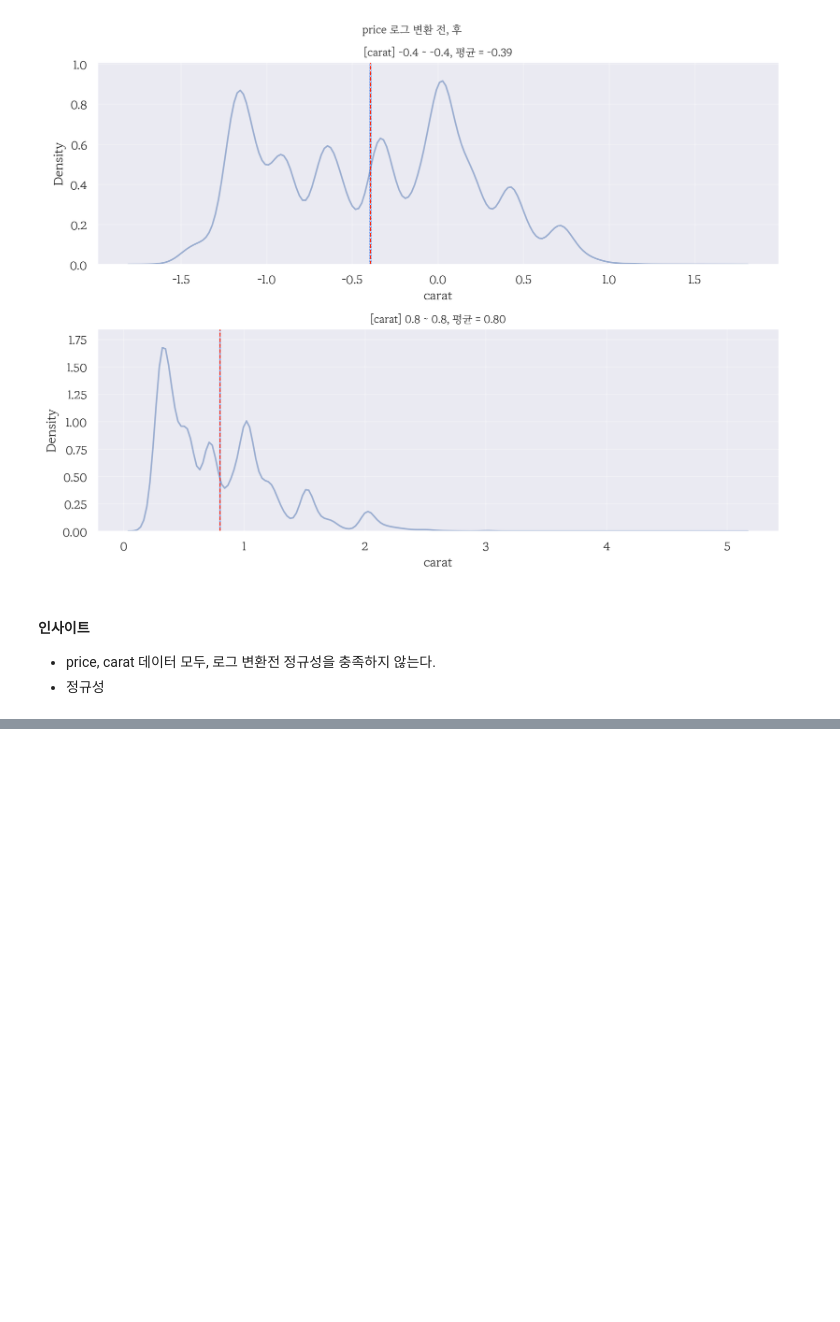
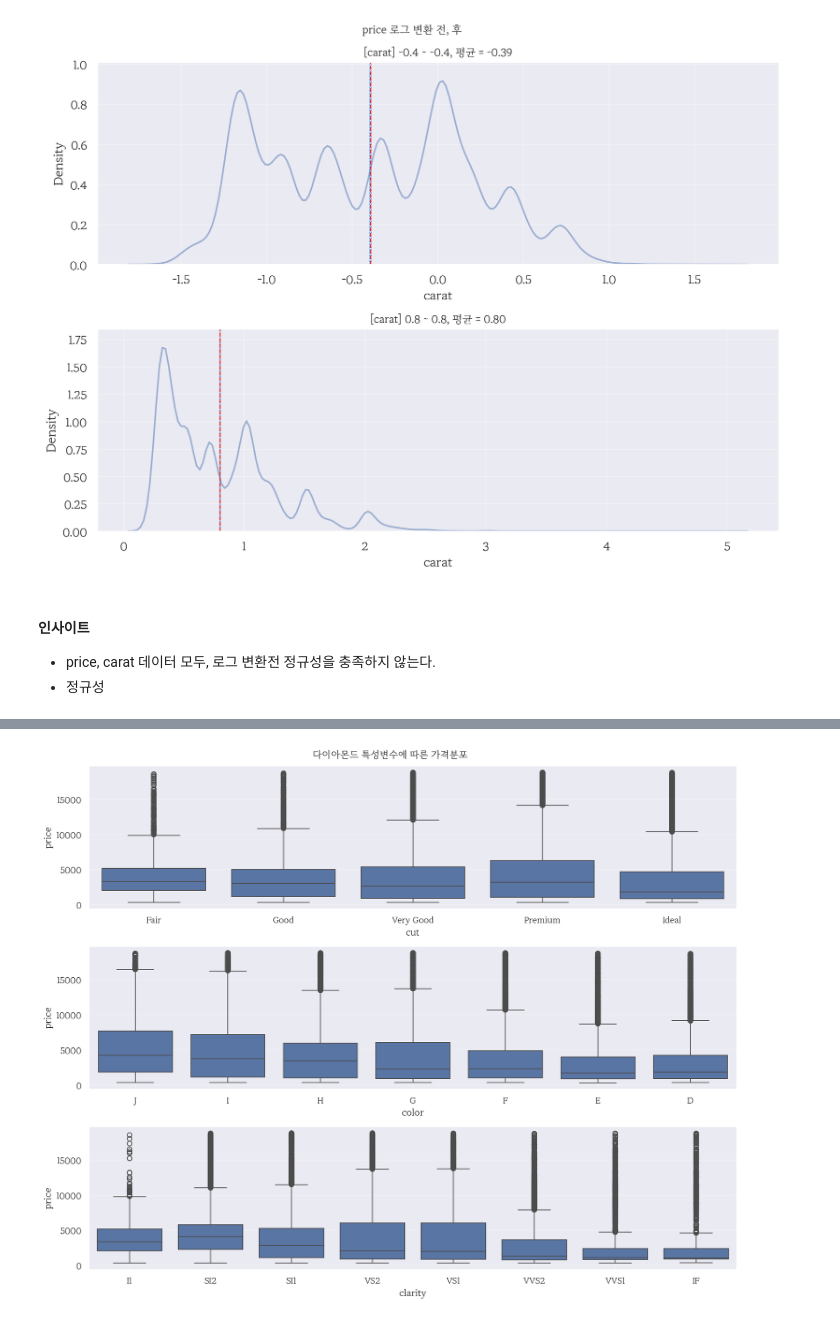
Before and after one commit to JAEYONG0303/For-python-, a Jupyter notebook: DATA ANALISIS BASIC/Diamonds project.ipynb, the cells around one changed output, grey strips where cells are left out. Saved outputs shown, nothing was run; the diff lists cells and outputs as text; code cells hidden in the pictures; blank space fills up the shorter version.

```diff
--- a/DATA ANALISIS BASIC/Diamonds project.ipynb
+++ b/DATA ANALISIS BASIC/Diamonds project.ipynb
@@ -332,0 +335,4 @@ plt.close()
+# %%
+df2 = df1.copy()
+df2 = df2.astype({'cut':'category','color':'category','clarity':'category'})
+df2.info()
@@ -332,0 +357,37 @@ plt.close()
+# %%
+정렬df = df2.copy()
+정렬df['cut'] = 정렬df['cut'].astype(
+    CategoricalDtype(categories=['Fair','Good','Very Good','Premium','Ideal'], ordered = True)
+)
+정렬df['color'] = 정렬df['color'].astype(
+    CategoricalDtype(categories=['J','I','H','G','F','E','D'], ordered = True)
+)
+정렬df['clarity'] = 정렬df['clarity'].astype(
+    CategoricalDtype(categories=['I1','SI2','SI1','VS2','VS1','VVS2','VVS1','IF'], ordered = True)
+)
+# %%
+width_px = 2500
+height_px = 2000
+rows = 3
+cols = 1
+figsize = (width_px/ my_dpi, height_px / my_dpi)
+fig, ax = plt.subplots(rows, cols, figsize = figsize, dpi = my_dpi)
+
+# box 그리기
+sb.boxplot(data=정렬df, x='cut', y='price', ax=ax[0])
+sb.boxplot(data=정렬df, x='color', y='price',ax=ax[1])
+sb.boxplot(data=정렬df, x='clarity', y='price',ax=ax[2])
+
+# 그래프 꾸미기
+ax[0].grid(True, alpha = 0.3) # 배경 격자 표시/숨김
+ax[1].grid(True, alpha = 0.3)
+ax[2].grid(True, alpha = 0.3)
+
+fig.suptitle('다이아몬드 특성변수에 따른 가격분포')
+# 출력
+plt.tight_layout()
+plt.savefig('myplot.png', dpi = my_dpi)
+plt.show()
+plt.close()
+# %% [output]
+[figure, added]
```
Also changed, not shown: parts of 7 cells of this notebook, 3 other files.
